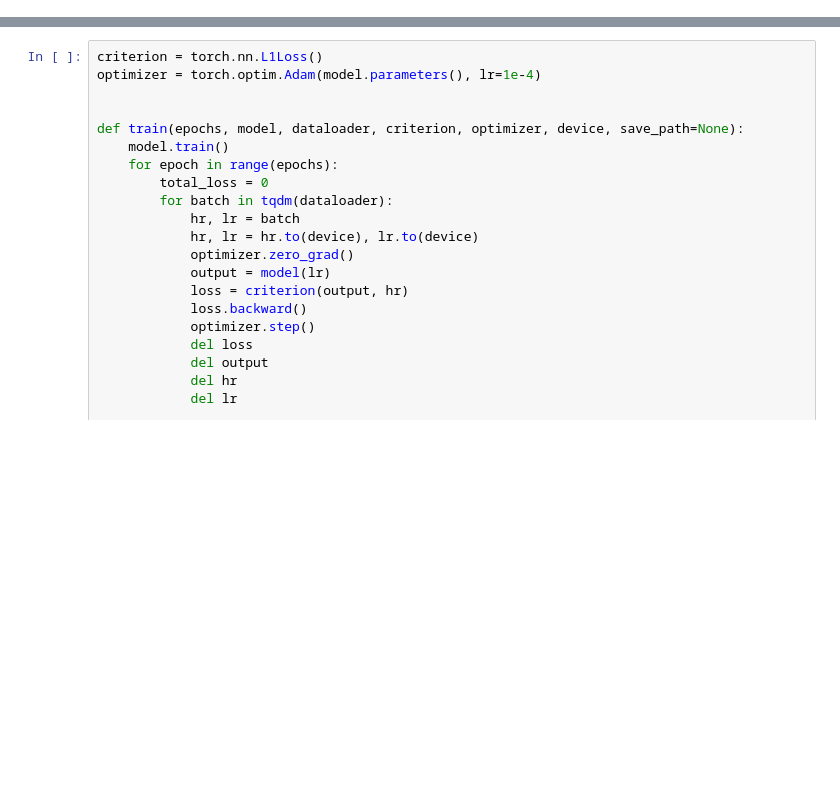
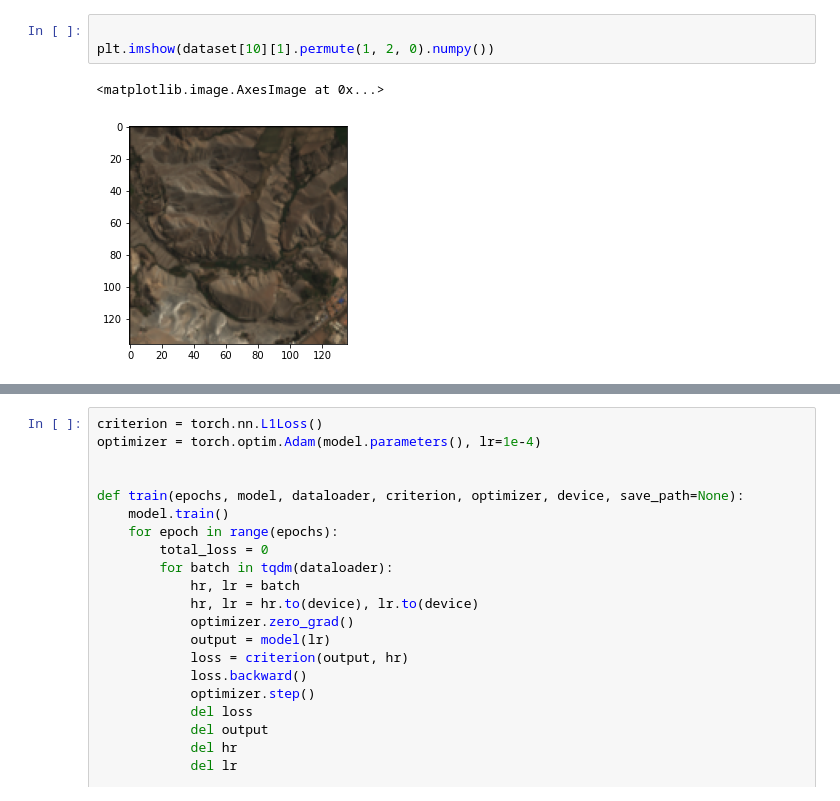
Before and after one commit to liuyoshio/super-resolution, a Jupyter notebook: trainer.ipynb, the cells around one changed output, grey strips where cells are left out. Saved outputs shown, nothing was run; the diff lists cells and outputs as text; blank space fills up the shorter version.

```diff
--- a/trainer.ipynb
+++ b/trainer.ipynb
@@ -23,3 +22,9 @@ FileNotFoundError: [Errno 2] No such file or directory: 'C:/Users/jiawe/Desktop/
+# %%
+
+plt.imshow(dataset[10][1].permute(1, 2, 0).numpy())
+# %% [output]
+<matplotlib.image.AxesImage at 0x...>
+[figure, added]
 # %%
 upscale = 4
 window_size = 8
```
Also changed, not shown: parts of 3 cells of this notebook, 5 other files.
